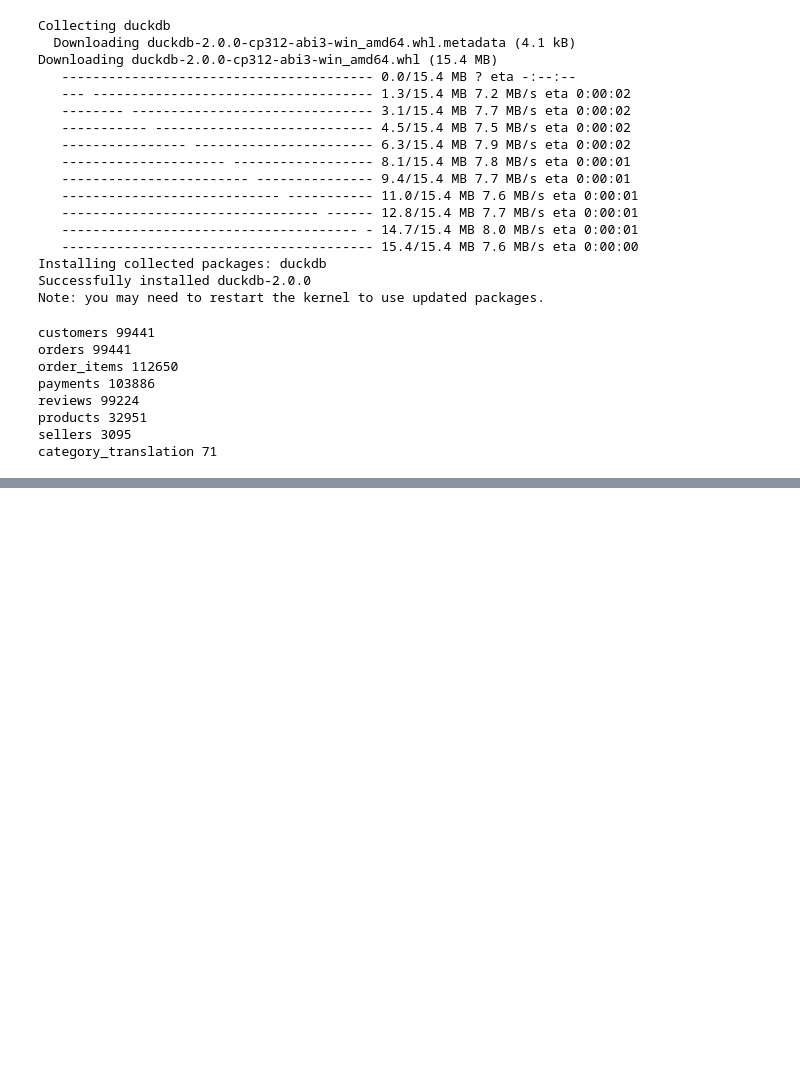
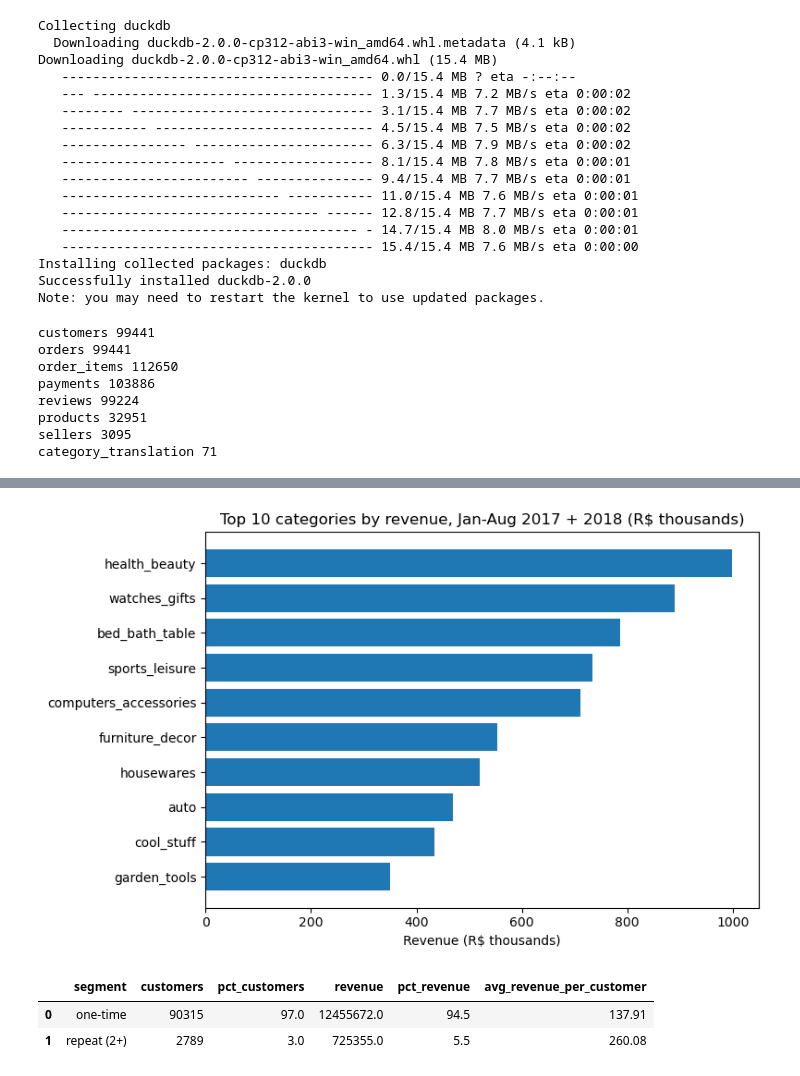
Before and after one commit to Knk19503/ecommerce-analysis, a Jupyter notebook: notebooks/01_setup.ipynb, the cells around one changed output, grey strips where cells are left out. Saved outputs shown, nothing was run; the diff lists cells and outputs as text; code cells hidden in the pictures; blank space fills up the shorter version.

```diff
--- a/notebooks/01_setup.ipynb
+++ b/notebooks/01_setup.ipynb
@@ -52,0 +225,29 @@ category_translation 71
+# %%
+cat = con.execute("""
+WITH item_rev AS (
+    SELECT COALESCE(t.product_category_name_english, p.product_category_name, 'unknown') AS category,
+           EXTRACT(year FROM o.order_purchase_timestamp) AS yr,
+           oi.price AS revenue
+    FROM orders o
+    JOIN order_items oi ON oi.order_id = o.order_id
+    JOIN products p ON p.product_id = oi.product_id
+    LEFT JOIN category_translation t ON t.product_category_name = p.product_category_name
+    WHERE o.order_status = 'delivered'
+      AND EXTRACT(month FROM o.order_purchase_timestamp) BETWEEN 1 AND 8
+      AND o.order_purchase_timestamp >= '2017-01-01'
+      AND o.order_purchase_timestamp <  '2018-09-01'
+)
+SELECT category,
+       ROUND(SUM(CASE WHEN yr = 2017 THEN revenue END), 0) AS rev_2017,
+       ROUND(SUM(CASE WHEN yr = 2018 THEN revenue END), 0) AS rev_2018,
+       ROUND(SUM(revenue), 0) AS total_rev,
+       ROUND(100.0 * SUM(revenue) / SUM(SUM(revenue)) OVER (), 1) AS share_pct,
+       ROUND(100.0 * (SUM(CASE WHEN yr = 2018 THEN revenue END)
+                    - SUM(CASE WHEN yr = 2017 THEN revenue END))
+             / NULLIF(SUM(CASE WHEN yr = 2017 THEN revenue END), 0), 1) AS yoy_pct
+FROM item_rev
+GROUP BY category
+ORDER BY total_rev DESC
+LIMIT 15
+""").df()
+cat
@@ -52,0 +273,40 @@ category_translation 71
+# %%
+import matplotlib.pyplot as plt
+top = cat.head(10).sort_values("total_rev")
+plt.figure(figsize=(8, 5))
+plt.barh(top["category"], top["total_rev"] / 1000)
+plt.title("Top 10 categories by revenue, Jan-Aug 2017 + 2018 (R$ thousands)")
+plt.xlabel("Revenue (R$ thousands)")
+plt.tight_layout()
+plt.show()
+# %% [output]
+[figure, added]
+# %%
+rep = con.execute("""
+WITH cust_orders AS (
+    SELECT c.customer_unique_id,
+           COUNT(DISTINCT o.order_id) AS n_orders,
+           SUM(oi.price) AS revenue
+    FROM orders o
+    JOIN customers c ON c.customer_id = o.customer_id
+    JOIN order_items oi ON oi.order_id = o.order_id
+    WHERE o.order_status = 'delivered'
+      AND o.order_purchase_timestamp >= '2017-01-01'
+      AND o.order_purchase_timestamp <  '2018-09-01'
+    GROUP BY c.customer_unique_id
+)
+SELECT CASE WHEN n_orders = 1 THEN 'one-time' ELSE 'repeat (2+)' END AS segment,
+       COUNT(*) AS customers,
+       ROUND(100.0 * COUNT(*) / SUM(COUNT(*)) OVER (), 1) AS pct_customers,
+       ROUND(SUM(revenue), 0) AS revenue,
+       ROUND(100.0 * SUM(revenue) / SUM(SUM(revenue)) OVER (), 1) AS pct_revenue,
+       ROUND(AVG(revenue), 2) AS avg_revenue_per_customer
+FROM cust_orders
+GROUP BY segment
+ORDER BY customers DESC
+""").df()
+rep
+# %% [output]
+|  | segment | customers | pct_customers | revenue | pct_revenue | avg_revenue_per_customer |
+| 0 | one-time | 90315 | 97.0 | 12455672.0 | 94.5 | 137.91 |
+| 1 | repeat (2+) | 2789 | 3.0 | 725355.0 | 5.5 | 260.08 |
```
Also changed, not shown: parts of 13 cells of this notebook.
